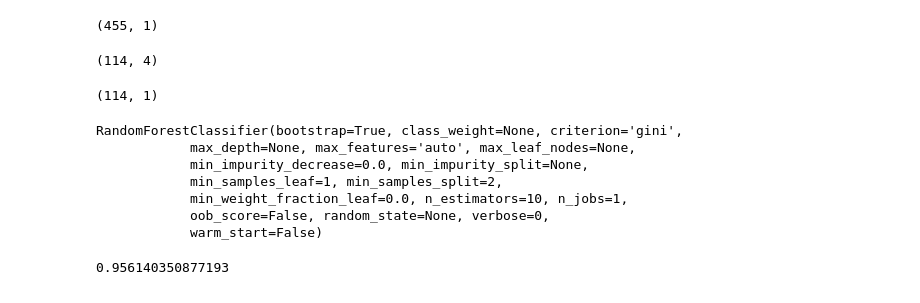
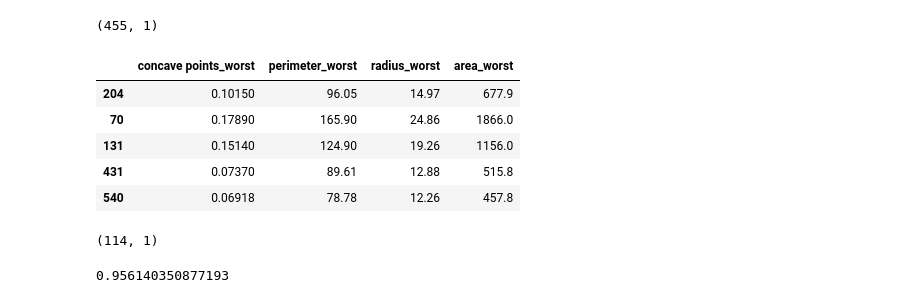
Before and after one commit to MHRiday/Machine-Leaning-Projects, a Jupyter notebook: Breast Cancer Wisconsin Diagnostic Data Set implementation/New notebook.ipynb, the cells around one changed output. Saved outputs shown, nothing was run; the diff lists cells and outputs as text; code cells hidden in the pictures.

```diff
--- a/Breast Cancer Wisconsin Diagnostic Data Set implementation/New notebook.ipynb
+++ b/Breast Cancer Wisconsin Diagnostic Data Set implementation/New notebook.ipynb
@@ -160,9 +169,14 @@ train_test_data.shape
 # %% [output]
 (455, 1)
 # %%
-test_data.shape
+test_data.head()
 # %% [output]
-(114, 4)
+|  | concave points_worst | perimeter_worst | radius_worst | area_worst |
+| 204 | 0.10150 | 96.05 | 14.97 | 677.9 |
+| 70 | 0.17890 | 165.90 | 24.86 | 1866.0 |
+| 131 | 0.15140 | 124.90 | 19.26 | 1156.0 |
+| 431 | 0.07370 | 89.61 | 12.88 | 515.8 |
+| 540 | 0.06918 | 78.78 | 12.26 | 457.8 |
 # %%
 test_outcomes.shape
 # %% [output]
@@ -174,12 +188,3 @@ from sklearn.model_selection import KFold
 # %%
 from sklearn.ensemble import RandomForestClassifier
 clf = RandomForestClassifier()
-clf.fit(train_data,train_test_data)
-# %% [output]
-RandomForestClassifier(bootstrap=True, class_weight=None, criterion='gini',
-            max_depth=None, max_features='auto', max_leaf_nodes=None,
-            min_impurity_decrease=0.0, min_impurity_split=None,
-            min_samples_leaf=1, min_samples_split=2,
-            min_weight_fraction_leaf=0.0, n_estimators=10, n_jobs=1,
-            oob_score=False, random_state=None, verbose=0,
-            warm_start=False)
```
Also changed, not shown: parts of 29 cells of this notebook, 8 other files.
